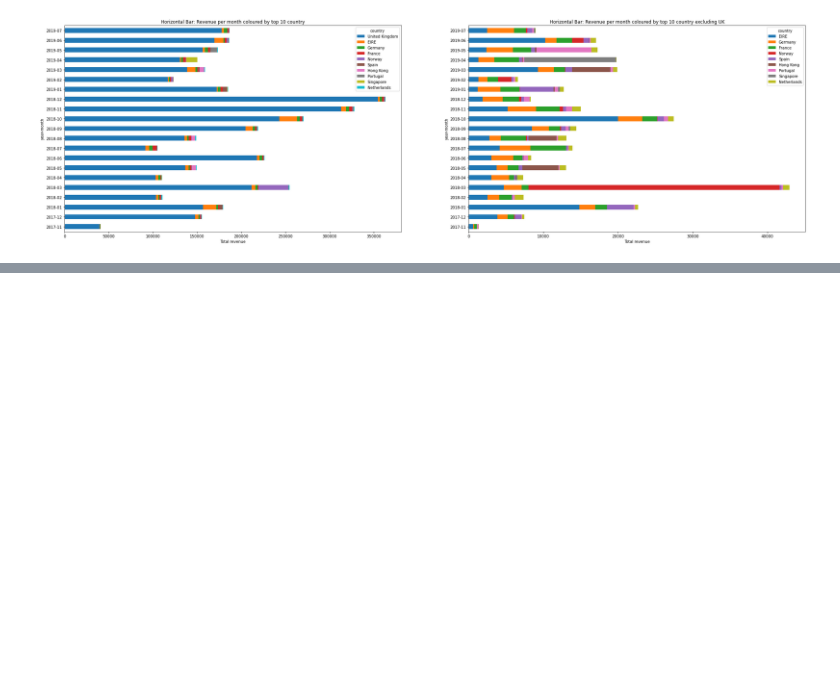
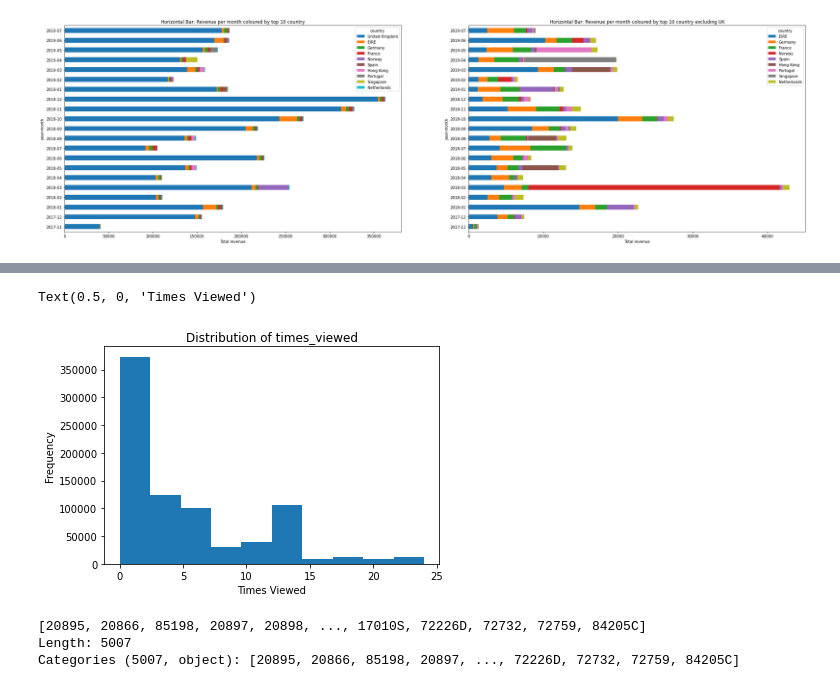
Before and after one commit to richardcure/capstone, a Jupyter notebook: EDA.ipynb, the cells around one changed output, grey strips where cells are left out. Cells and saved outputs as stored; diff of their text form; code cells hidden in the pictures; blank space fills up the shorter version.

```diff
--- a/EDA.ipynb
+++ b/EDA.ipynb
@@ -275,0 +296,14 @@ t['times_viewed'].plot(kind='hist')
+# %%
+#plot distribution of times viewed
+df['times_viewed'].plot(kind='hist', title='Distribution of times_viewed').set_xlabel('Times Viewed')
+# %% [output]
+Text(0.5, 0, 'Times Viewed')
+[figure, added]
+# %%
+#how many unique streams?
+df['stream_id'].unique()
+#5007
+# %% [output]
+[20895, 20866, 85198, 20897, 20898, ..., 17010S, 72226D, 72732, 72759, 84205C]
+Length: 5007
+Categories (5007, object): [20895, 20866, 85198, 20897, ..., 72226D, 72732, 72759, 84205C]
```
Also changed, not shown: parts of 22 cells of this notebook, 12 other files.
